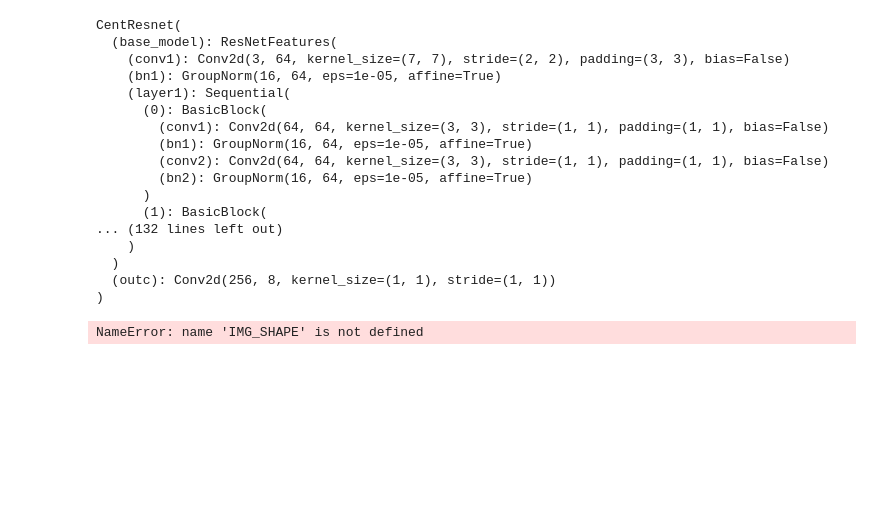
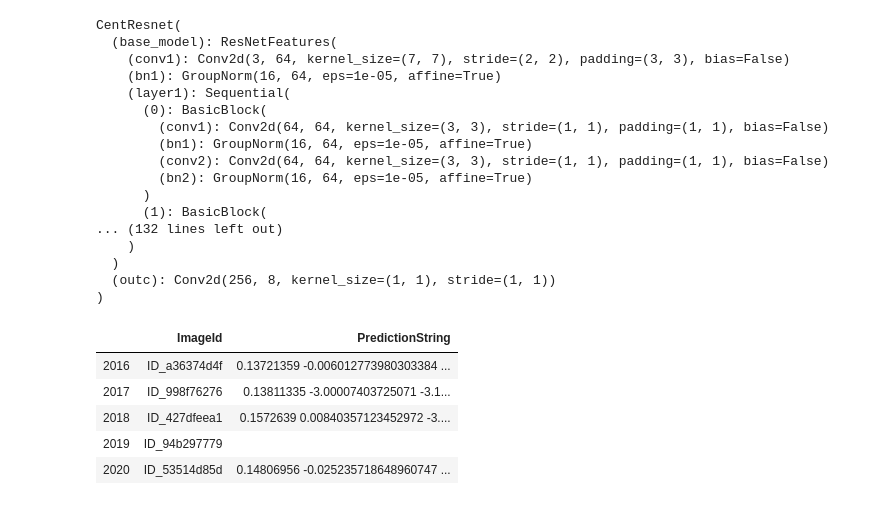
Before and after one commit to sakamoto-kosuke/CenterResnet, a Jupyter notebook: make_submission.ipynb, the cells around one changed output. Saved outputs shown, nothing was run; the diff lists cells and outputs as text; code cells hidden in the pictures; blank space fills up the shorter version.

```diff
--- a/make_submission.ipynb
+++ b/make_submission.ipynb
@@ -15,7 +15,7 @@ import pretreat
 # %%
 PATH = '/apl/kaggle/baidu_drive/data/'
 device='cuda'
-img = utils.imread(PATH + 'train_images/ID_8a6e65317' + '.jpg')
+img = utils.imread(PATH + 'image/train/ID_8a6e65317' + '.jpg')
 IMG_SHAPE = img.shape
 # %%
 test_images_dir = os.path.join(PATH, 'image/test/{}.jpg')
@@ -86,5 +86,15 @@ for img, _, _ in test_loader:
         coords = utils.extract_coords(out)
         s = utils.coords2str(coords)
         predictions.append(s)
-# %% [output]
-NameError: name 'IMG_SHAPE' is not defined
+# %%
+test_data = pd.read_csv('/apl/kaggle/baidu_drive/data/sample_submission.csv')
+test_data['PredictionString'] = predictions
+test_data.to_csv('predictions.csv', index = False)
+test_data.tail()
+# %% [output]
+|  | ImageId | PredictionString |
+| 2016 | ID_a36374d4f | 0.13721359 -0.006012773980303384 ... |
+| 2017 | ID_998f76276 | 0.13811335 -3.00007403725071 -3.1... |
+| 2018 | ID_427dfeea1 | 0.1572639 0.00840357123452972 -3.... |
+| 2019 | ID_94b297779 |  |
+| 2020 | ID_53514d85d | 0.14806956 -0.025235718648960747 ... |
```
Also changed, not shown: 3 other files.
